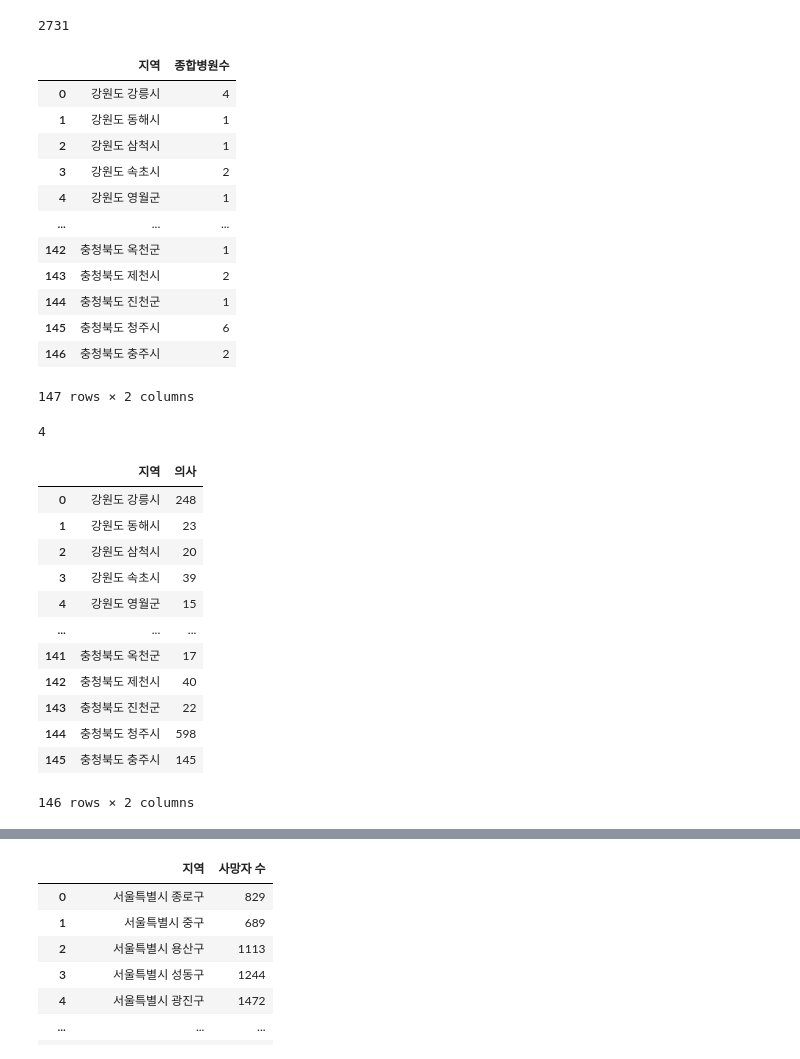
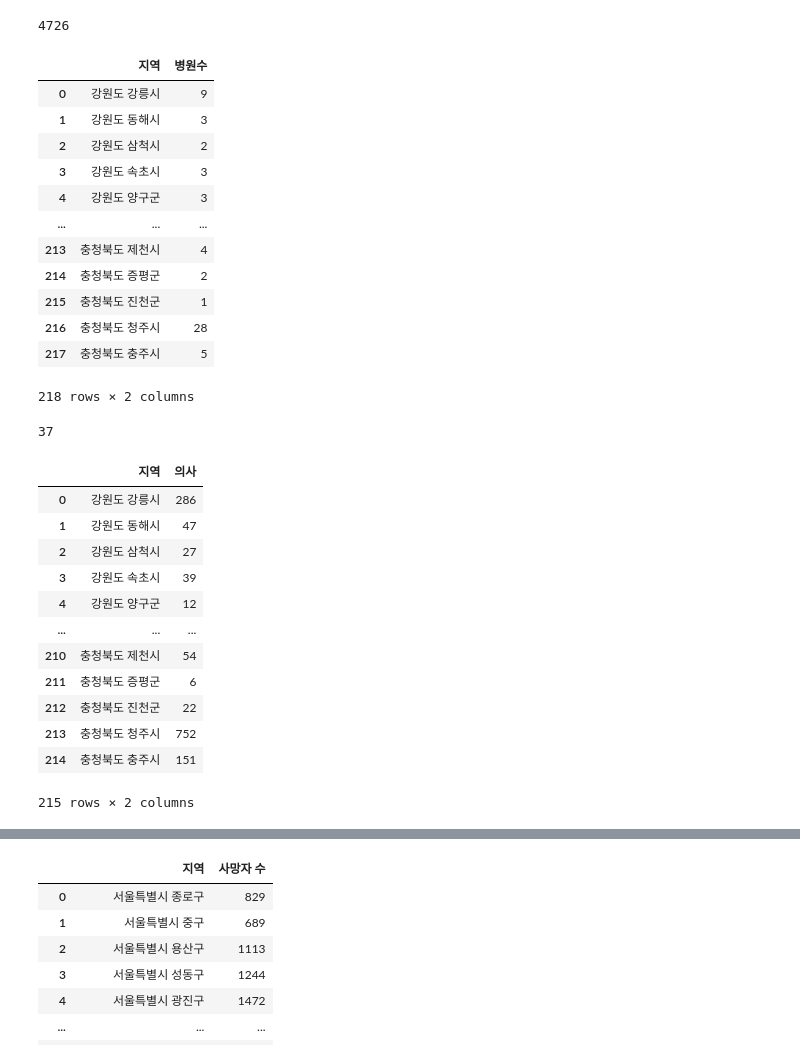
Before and after one commit to cav2280/dcx-final, a Jupyter notebook: main-상관관계 분석 추가.ipynb, the cells around one changed output, grey strips where cells are left out. Cells and saved outputs as stored; diff of their text form; code cells hidden in the pictures.

```diff
--- a/main-상관관계 분석 추가.ipynb
+++ b/main-상관관계 분석 추가.ipynb
@@ -3,15 +3,19 @@ import pandas as pd
 import numpy as np
 # %%
 try:
-    beds_df=pd.read_csv('Data\의료기관_소재지_및_유형별__병실입원별_병상수_20230713212722_종.csv',encoding='cp949')
+    beds_df=pd.read_csv('Data/Data/의료기관_소재지_및_유형별__병실입원별_병상수_20230714120000.csv',encoding='cp949')
 except:
-    beds_df=pd.read_csv('Data/의료기관_소재지_및_유형별__병실입원별_병상수_20230713212722_종.csv',encoding='cp949')
+    beds_df=pd.read_csv('Data/의료기관_소재지_및_유형별__병실입원별_병상수_20230714120000.csv',encoding='cp949')
 beds_df.drop('유형별(1)',axis=1,inplace=True)
 beds_df.drop('유형별(2)',axis=1,inplace=True)
 beds_df = beds_df.drop(beds_df.index[0])
+
 for i in beds_df['2015']:
     if i == '-':
         beds_df['2015'] = beds_df['2015'].replace('-',0)
+for i in beds_df['2015.1']:
+    if i == '-':
+        beds_df['2015.1'] = beds_df['2015.1'].replace('-',0)
         # print(i)
 beds_df['2015.1']=beds_df['2015.1'].astype(int)
 beds_df['2015']=beds_df['2015'].astype(int)
@@ -55,8 +59,6 @@ for i in range(len(beds_df.index)):
     elif beds_df['시군구별(1)'][i] == '제주':
         beds_df.loc[i,'시군구별(1)'] = '제주특별자치도'
 
-
-
     if '구' in beds_df['시군구별(2)'][i][-1:]:
         if '시' in beds_df['시군구별(2)'][i]:
             beds_df.loc[i,'시군구별(2)']=beds_df.loc[i,'시군구별(2)'].split('시')[0]+'시'
@@ -100,12 +102,12 @@ def beds_count(location):
 locate = '서울특별시 강남구'
 beds_count(locate)
 # %% [output]
-2731
+4726
 # %%
 try:
-    hospital_df=pd.read_csv('Data\의료기관_소재지_및_유형별_의료기관수_20230713212631.csv',encoding='cp949')
+    hospital_df=pd.read_csv('Data\의료기관_소재지_및_유형별_의료기관수_20230714112156.csv',encoding='cp949')
 except:
-    hospital_df=pd.read_csv('Data/의료기관_소재지_및_유형별_의료기관수_20230713212631.csv',encoding='cp949')
+    hospital_df=pd.read_csv('Data/의료기관_소재지_및_유형별_의료기관수_20230714112156.csv',encoding='cp949')
 hospital_df.drop('유형별',axis=1,inplace=True)
 hospital_df.drop('병상수',axis=1,inplace=True)
 
@@ -146,62 +148,62 @@ for i in range(len(hospital_df.index)):
     elif hospital_df['행정구역별'][i] == '전북':
         hospital_df.loc[i,'행정구역별'] = '전라북도'
     elif hospital_df['행정구역별'][i] == '전남':
         hospital_df.loc[i,'행정구역별'] = '전라남도'
     elif hospital_df['행정구역별'][i] == '경북':
         hospital_df.loc[i,'행정구역별'] = '경상북도'
     elif hospital_df['행정구역별'][i] == '경남':
         hospital_df.loc[i,'행정구역별'] = '경상남도'
     elif hospital_df['행정구역별'][i] == '제주':
         hospital_df.loc[i,'행정구역별'] = '제주특별자치도'
 
     if '구' in hospital_df['시군구별'][i][-1:]:
         if '시' in hospital_df['시군구별'][i]:
             hospital_df.loc[i,'시군구별']=hospital_df.loc[i,'시군구별'].split('시')[0]+'시'
     hospital_df.loc[i, '시군구별'] = hospital_df.loc[i, '행정구역별'] + ' ' + hospital_df.loc[i, '시군구별']
 
 
 
 # '시군구별' 열로 행 그룹화
 grouped = hospital_df.groupby('시군구별')
 
 # 합산할 열과 첫 번째 값을 유지할 열 지정
 aggregated = grouped.agg({'기관수': 'sum', '행정구역별': 'first'})
 
 # 집계된 데이터로 데이터프레임 업데이트
 hospital_df = aggregated.reset_index()
 
 hospital_df.drop('행정구역별',axis=1,inplace=True)
-hospital_df.columns = ['지역', '종합병원수']
+hospital_df.columns = ['지역', '병원수']
 hospital_df
 # %% [output]
-|  | 지역 | 종합병원수 |
-| 0 | 강원도 강릉시 | 4 |
-| 1 | 강원도 동해시 | 1 |
-| 2 | 강원도 삼척시 | 1 |
-| 3 | 강원도 속초시 | 2 |
-| 4 | 강원도 영월군 | 1 |
+|  | 지역 | 병원수 |
+| 0 | 강원도 강릉시 | 9 |
+| 1 | 강원도 동해시 | 3 |
+| 2 | 강원도 삼척시 | 2 |
+| 3 | 강원도 속초시 | 3 |
+| 4 | 강원도 양구군 | 3 |
 | ... | ... | ... |
-| 142 | 충청북도 옥천군 | 1 |
-| 143 | 충청북도 제천시 | 2 |
-| 144 | 충청북도 진천군 | 1 |
-| 145 | 충청북도 청주시 | 6 |
-| 146 | 충청북도 충주시 | 2 |
+| 213 | 충청북도 제천시 | 4 |
+| 214 | 충청북도 증평군 | 2 |
+| 215 | 충청북도 진천군 | 1 |
+| 216 | 충청북도 청주시 | 28 |
+| 217 | 충청북도 충주시 | 5 |
-147 rows × 2 columns
+218 rows × 2 columns
 # %%
 def hospital(location):
     tmp = int(hospital_df.loc[hospital_df['지역']
-                     == location, '종합병원수'].iloc[0])
+                     == location, '병원수'].iloc[0])
     return (tmp)
 
 locate = '서울특별시 강남구'
 hospital(locate)
 # %% [output]
-4
+37
 # %%
 try:
-    doctor_df = pd.read_csv("Data\보건의료기관_소재지_및_유형별__의사__간호사__약사수_20230713213342.csv", encoding='cp949')
+    doctor_df = pd.read_csv("Data/보건의료기관_소재지_및_유형별__의사__간호사__약사수_20230714111831.csv", encoding='cp949')
 except:
-    doctor_df = pd.read_csv("Data/보건의료기관_소재지_및_유형별__의사__간호사__약사수_20230713213342.csv", encoding='cp949')
+    doctor_df = pd.read_csv("Data\보건의료기관_소재지_및_유형별__의사__간호사__약사수_20230714111831.csv", encoding='cp949')
 doctor_df.drop('유형별',axis=1,inplace=True)
 doctor_df.drop('병상수',axis=1,inplace=True)
 
@@ -271,18 +273,18 @@ doctor_df.columns = ['지역', '의사']
 doctor_df
 # %% [output]
 |  | 지역 | 의사 |
-| 0 | 강원도 강릉시 | 248 |
-| 1 | 강원도 동해시 | 23 |
-| 2 | 강원도 삼척시 | 20 |
+| 0 | 강원도 강릉시 | 286 |
+| 1 | 강원도 동해시 | 47 |
+| 2 | 강원도 삼척시 | 27 |
 | 3 | 강원도 속초시 | 39 |
-| 4 | 강원도 영월군 | 15 |
+| 4 | 강원도 양구군 | 12 |
 | ... | ... | ... |
-| 141 | 충청북도 옥천군 | 17 |
-| 142 | 충청북도 제천시 | 40 |
-| 143 | 충청북도 진천군 | 22 |
-| 144 | 충청북도 청주시 | 598 |
-| 145 | 충청북도 충주시 | 145 |
+| 210 | 충청북도 제천시 | 54 |
+| 211 | 충청북도 증평군 | 6 |
+| 212 | 충청북도 진천군 | 22 |
+| 213 | 충청북도 청주시 | 752 |
+| 214 | 충청북도 충주시 | 151 |
-146 rows × 2 columns
+215 rows × 2 columns
 # %%
 def hospital(location):
     tmp = int(doctor_df.loc[doctor_df['지역']
```
Also changed, not shown: parts of 12 cells of this notebook, 2 other files.
